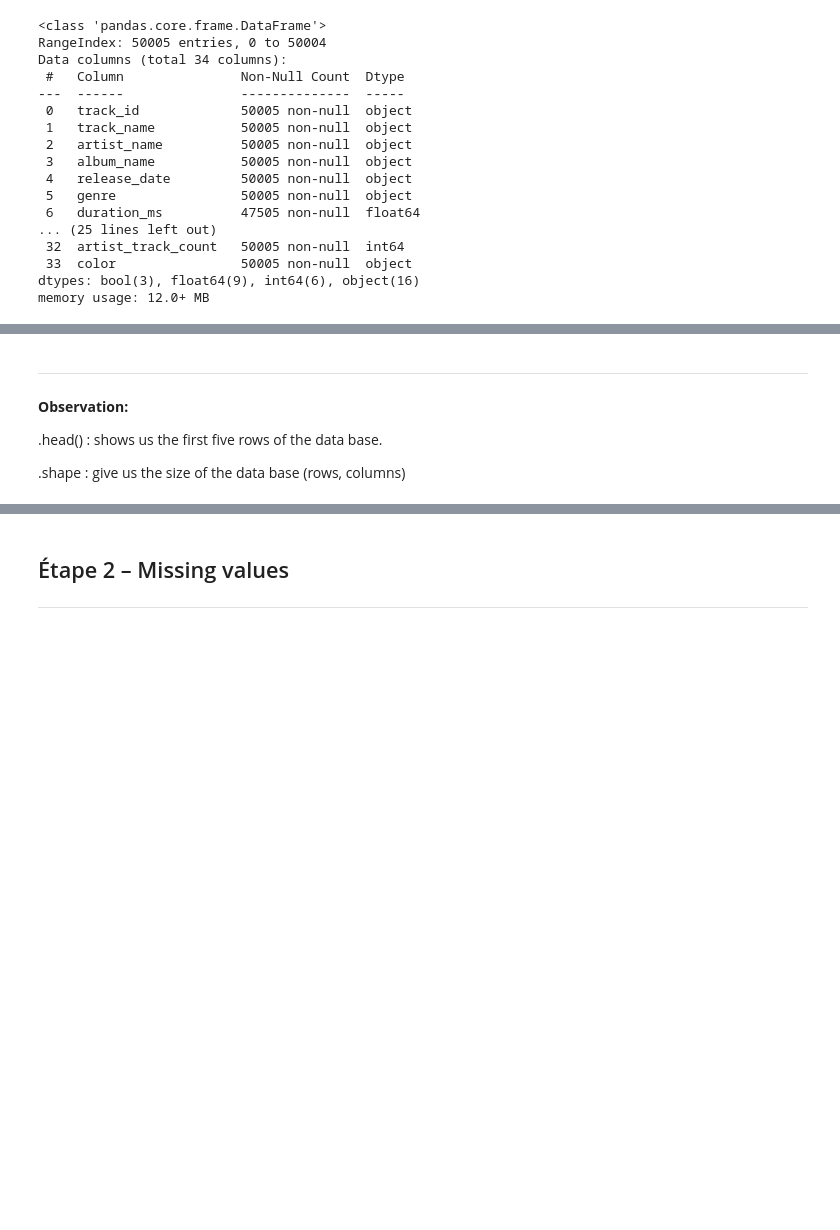
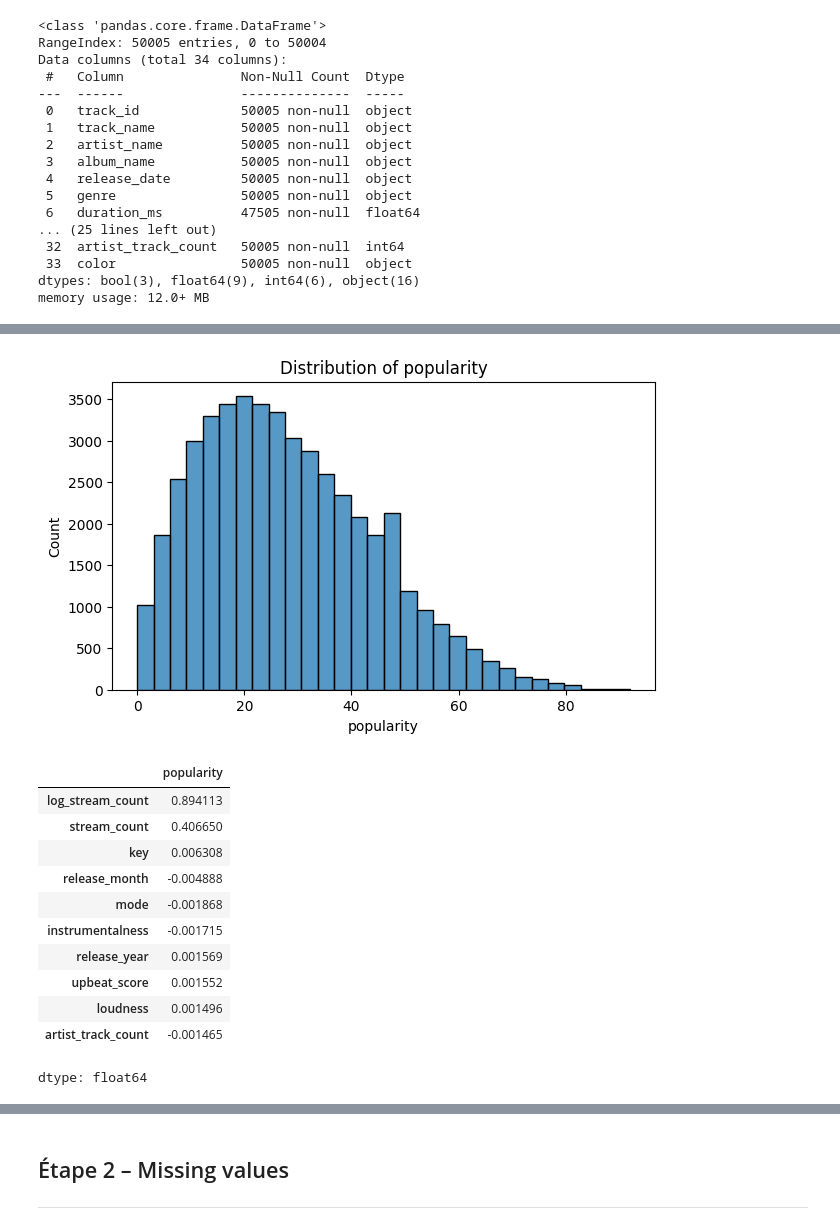
Before and after one commit to Adrien-Rouillon/Machine-learning---SpotifyDB, a Jupyter notebook: Notebooks/Delivrable2.ipynb, the cells around one changed output, grey strips where cells are left out. Saved outputs shown, nothing was run; the diff lists cells and outputs as text; code cells hidden in the pictures; blank space fills up the shorter version.

```diff
--- a/Notebooks/Delivrable2.ipynb
+++ b/Notebooks/Delivrable2.ipynb
@@ -115,12 +116,22 @@ df.describe()
-# %% [markdown]
-
-
----
-
-
-
-**Observation:**
-
-.head() : shows us the first five rows of the data base.
-
-.shape : give us the size of the data base (rows, columns)
+# %%
+plt.figure(figsize=(7,4))
+sns.histplot(df["popularity"].dropna(), bins=30)
+plt.title("Distribution of popularity")
+plt.show()
+
+corr = df.select_dtypes(include="number").corr()["popularity"].drop("popularity").sort_values(key=abs, ascending=False)
+corr.head(10)
+# %% [output]
+[figure, added]
+|  | popularity |
+| log_stream_count | 0.894113 |
+| stream_count | 0.406650 |
+| key | 0.006308 |
+| release_month | -0.004888 |
+| mode | -0.001868 |
+| instrumentalness | -0.001715 |
+| release_year | 0.001569 |
+| upbeat_score | 0.001552 |
+| loudness | 0.001496 |
+| artist_track_count | -0.001465 |
+dtype: float64
```
Also changed, not shown: parts of 20 cells of this notebook.
